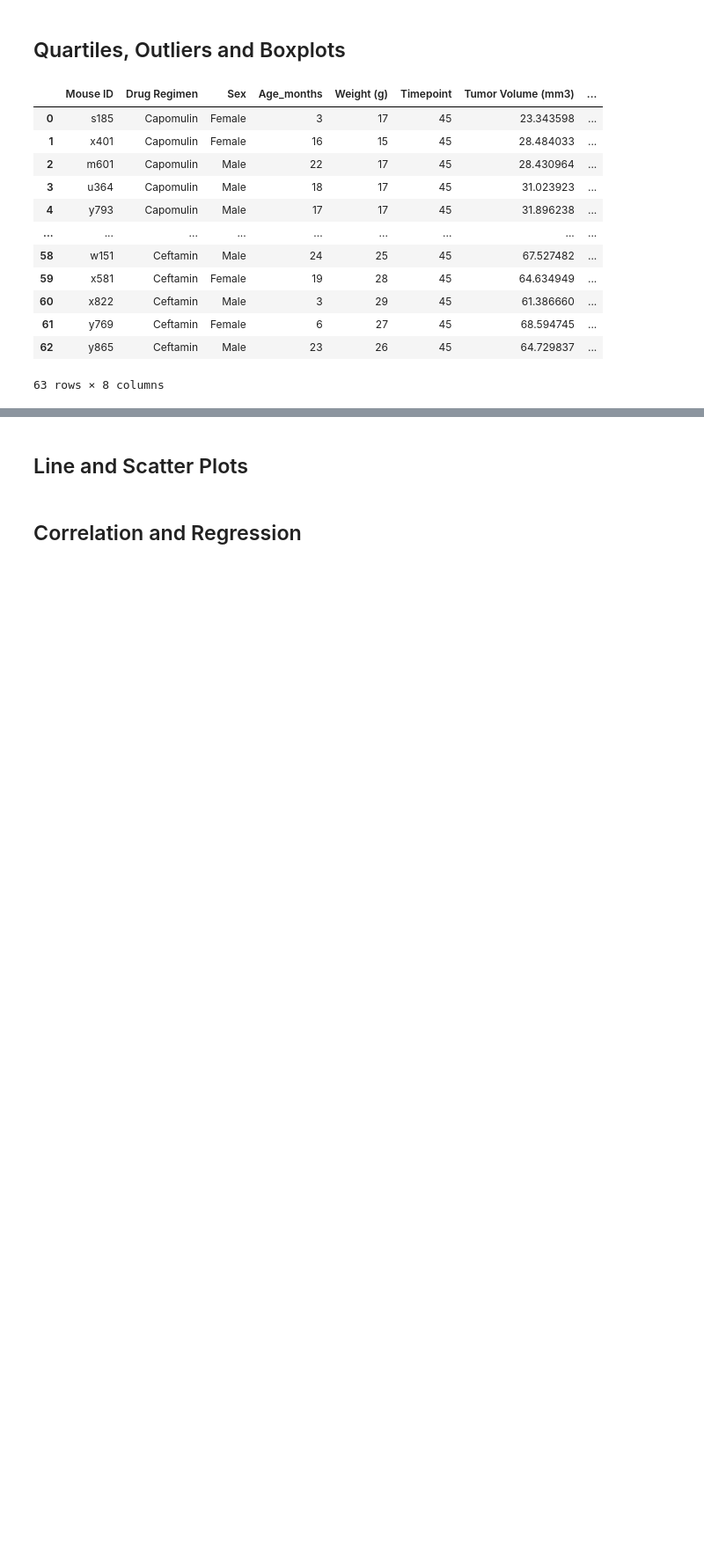
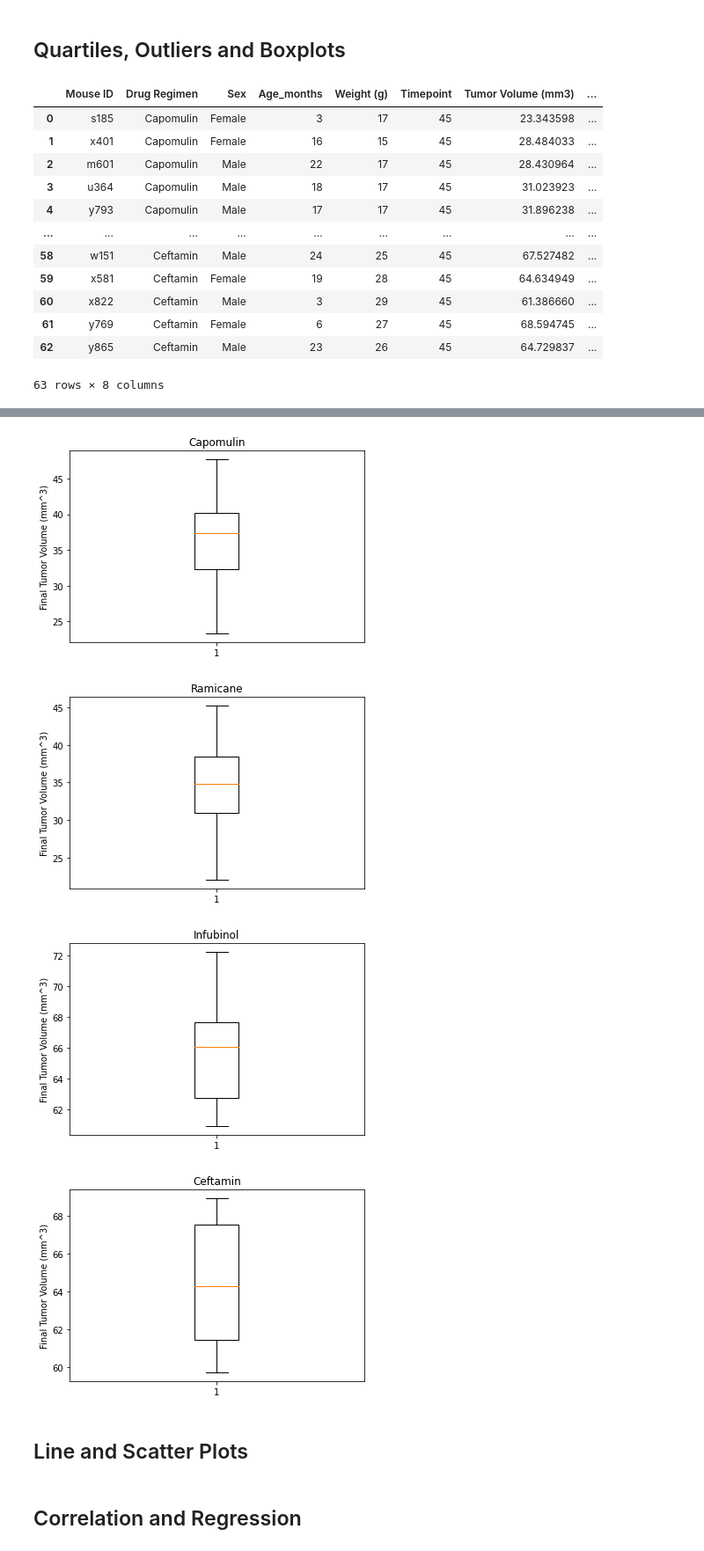
Before and after one commit to AmyWagarCinch/MatPlotLib-challenge, a Jupyter notebook: pymaceuticals_starter.ipynb, the cells around one changed output, grey strips where cells are left out. Shown at 88% size. Saved outputs shown, nothing was run; the diff lists cells and outputs as text; code cells hidden in the pictures; blank space fills up the shorter version.

Commit message:
for loop, IQR, outliers and box plots, oh my!

```diff
--- a/pymaceuticals_starter.ipynb
+++ b/pymaceuticals_starter.ipynb
@@ -367,3 +417,39 @@ mice_45_regimen4
+# %%
+# Generate a box plot of the final tumor volume of each mouse across four regimens of interest
+##temperature_df = pd.read_csv('../Resources/lax_temperature.csv')
+##temperatures = temperature_df['HourlyDryBulbTemperature']
+
+FTVC = mice_45_regimen4.loc[mice_45_regimen4["Drug Regimen"] == "Capomulin", "Tumor Volume (mm3)"]
+FTVR = mice_45_regimen4.loc[mice_45_regimen4["Drug Regimen"] == "Ramicane", "Tumor Volume (mm3)"]
+FTVI = mice_45_regimen4.loc[mice_45_regimen4["Drug Regimen"] == "Infubinol", "Tumor Volume (mm3)"]
+FTVE = mice_45_regimen4.loc[mice_45_regimen4["Drug Regimen"] == "Ceftamin", "Tumor Volume (mm3)"]
+
+fig1, ax1 = plt.subplots()
+ax1.set_title('Capomulin')
+ax1.set_ylabel('Final Tumor Volume (mm^3)')
+ax1.boxplot(FTVC)
+
+fig2, ax2 = plt.subplots()
+ax2.set_title('Ramicane')
+ax2.set_ylabel('Final Tumor Volume (mm^3)')
+ax2.boxplot(FTVR)
+
+fig2, ax2 = plt.subplots()
+ax2.set_title('Infubinol')
+ax2.set_ylabel('Final Tumor Volume (mm^3)')
+ax2.boxplot(FTVI)
+
+fig2, ax2 = plt.subplots()
+ax2.set_title('Ceftamin')
+ax2.set_ylabel('Final Tumor Volume (mm^3)')
+ax2.boxplot(FTVE)
+
+plt.show()
+# %% [output]
+[figure, added]
+[figure, added]
+[figure, added]
+[figure, added]
 # %% [markdown]
 ## Line and Scatter Plots
 # %%
```
Also changed, not shown: parts of 4 cells of this notebook.
